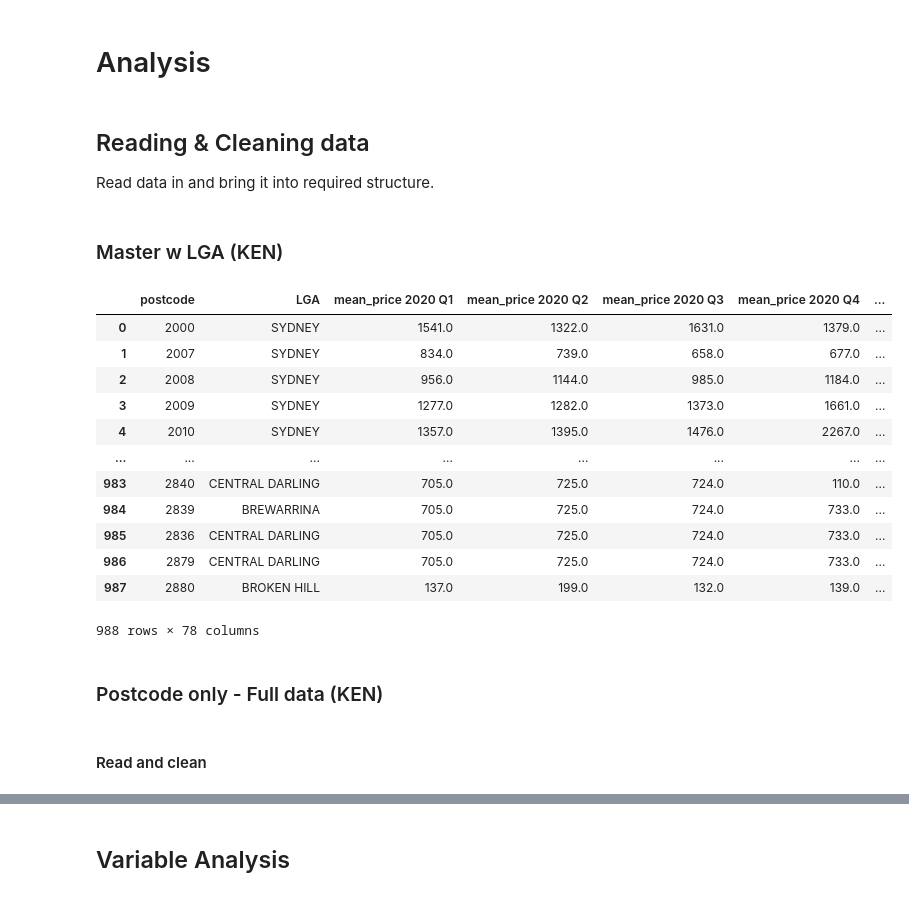
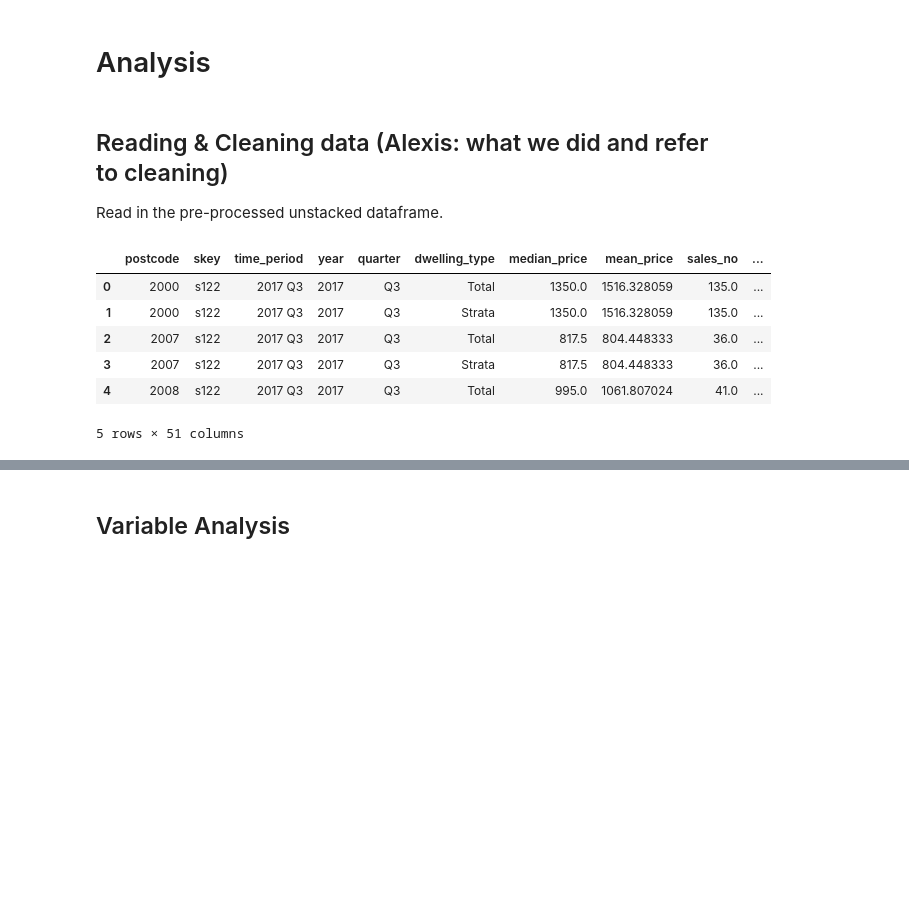
Before and after one commit to walthersy/NSW-house-price, a Jupyter notebook: Ken - Main Notebook.ipynb, the cells around one changed output, grey strips where cells are left out. Cells and saved outputs as stored; diff of their text form; code cells hidden in the pictures; blank space fills up the shorter version.

```diff
--- a/Ken - Main Notebook.ipynb
+++ b/Ken - Main Notebook.ipynb
@@ -38,29 +38,18 @@ We get the following DFs:
 - `rentOld`
 # %% [markdown]
 # Analysis
-# %% [markdown]
-## Reading & Cleaning data
-Read data in and bring it into required structure.
-# %% [markdown]
-### Master w LGA (KEN)
+# %% [markdown]
+## Reading & Cleaning data (Alexis: what we did and refer to cleaning)
+Read in the pre-processed unstacked dataframe.
 # %%
-df1 = pd.read_csv('Files/Cleaned/Master_Pivot_Sales_Rent_5Quarters_Imputed_wFeatures.csv')
-df1
+# reading in
+master = pd.read_csv("Files/Cleaned/Postcode-based/Master_Sales_Rent_2017Q4_2021Q1_pcFeatures.csv")
+master.head()
 # %% [output]
-|  | postcode | LGA | mean_price 2020 Q1 | mean_price 2020 Q2 | mean_price 2020 Q3 | mean_price 2020 Q4 | ... |
-| 0 | 2000 | SYDNEY | 1541.0 | 1322.0 | 1631.0 | 1379.0 | ... |
-| 1 | 2007 | SYDNEY | 834.0 | 739.0 | 658.0 | 677.0 | ... |
-| 2 | 2008 | SYDNEY | 956.0 | 1144.0 | 985.0 | 1184.0 | ... |
-| 3 | 2009 | SYDNEY | 1277.0 | 1282.0 | 1373.0 | 1661.0 | ... |
-| 4 | 2010 | SYDNEY | 1357.0 | 1395.0 | 1476.0 | 2267.0 | ... |
-| ... | ... | ... | ... | ... | ... | ... | ... |
-| 983 | 2840 | CENTRAL DARLING | 705.0 | 725.0 | 724.0 | 110.0 | ... |
-| 984 | 2839 | BREWARRINA | 705.0 | 725.0 | 724.0 | 733.0 | ... |
-| 985 | 2836 | CENTRAL DARLING | 705.0 | 725.0 | 724.0 | 733.0 | ... |
-| 986 | 2879 | CENTRAL DARLING | 705.0 | 725.0 | 724.0 | 733.0 | ... |
-| 987 | 2880 | BROKEN HILL | 137.0 | 199.0 | 132.0 | 139.0 | ... |
+|  | postcode | skey | time_period | year | quarter | dwelling_type | median_price | mean_price | sales_no | ... |
+| 0 | 2000 | s122 | 2017 Q3 | 2017 | Q3 | Total | 1350.0 | 1516.328059 | 135.0 | ... |
+| 1 | 2000 | s122 | 2017 Q3 | 2017 | Q3 | Strata | 1350.0 | 1516.328059 | 135.0 | ... |
+| 2 | 2007 | s122 | 2017 Q3 | 2017 | Q3 | Total | 817.5 | 804.448333 | 36.0 | ... |
+| 3 | 2007 | s122 | 2017 Q3 | 2017 | Q3 | Strata | 817.5 | 804.448333 | 36.0 | ... |
+| 4 | 2008 | s122 | 2017 Q3 | 2017 | Q3 | Total | 995.0 | 1061.807024 | 41.0 | ... |
-988 rows × 78 columns
+5 rows × 51 columns
-# %% [markdown]
-### Postcode only - Full data (KEN)
-# %% [markdown]
-#### Read and clean
```
Also changed, not shown: parts of 107 cells of this notebook.
